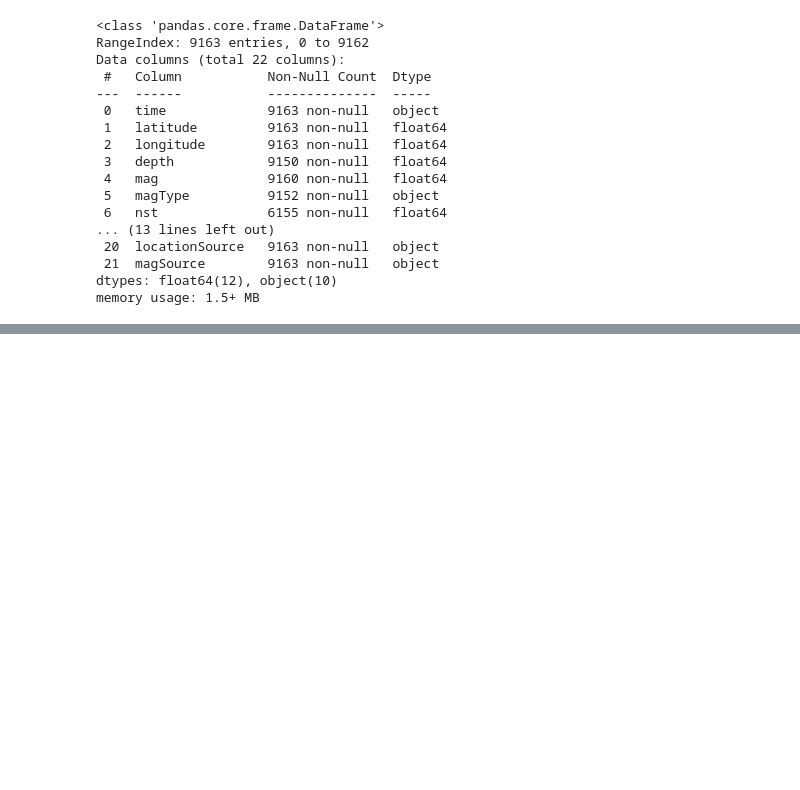
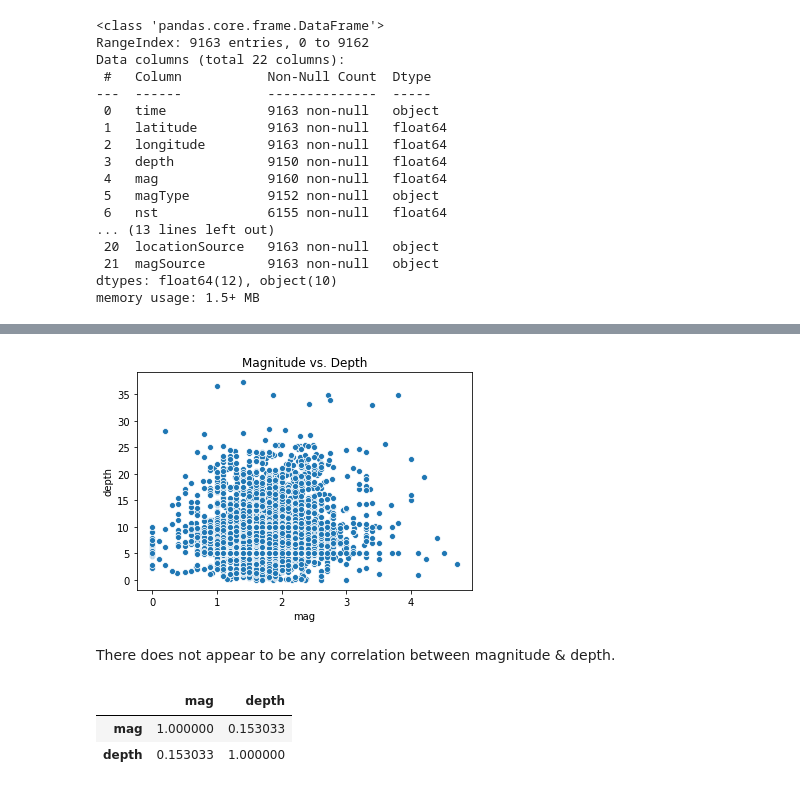
Before and after one commit to ocnrandolph/TNEG_Earthquakes, a Jupyter notebook: notebooks/usgs_api_patti.ipynb, the cells around one changed output, grey strips where cells are left out. Cells and saved outputs as stored; diff of their text form; code cells hidden in the pictures; blank space fills up the shorter version.

Commit message:
separated out tn events and looked at correlations between mag and depth

```diff
--- a/notebooks/usgs_api_patti.ipynb
+++ b/notebooks/usgs_api_patti.ipynb
@@ -72,0 +118,14 @@ memory usage: 1.5+ MB
+# %%
+sns.scatterplot(data = usgs_tn, x = 'mag', y = 'depth')
+plt.title('Magnitude vs. Depth');
+plt.show()
+# %% [output]
+[figure, added]
+# %% [markdown]
+There does not appear to be any correlation between magnitude & depth.
+# %%
+usgs_tn[['time', 'mag', 'depth', 'place']].corr()
+# %% [output]
+|  | mag | depth |
+| mag | 1.000000 | 0.153033 |
+| depth | 0.153033 | 1.000000 |
```
Also changed, not shown: parts of 18 cells of this notebook.
